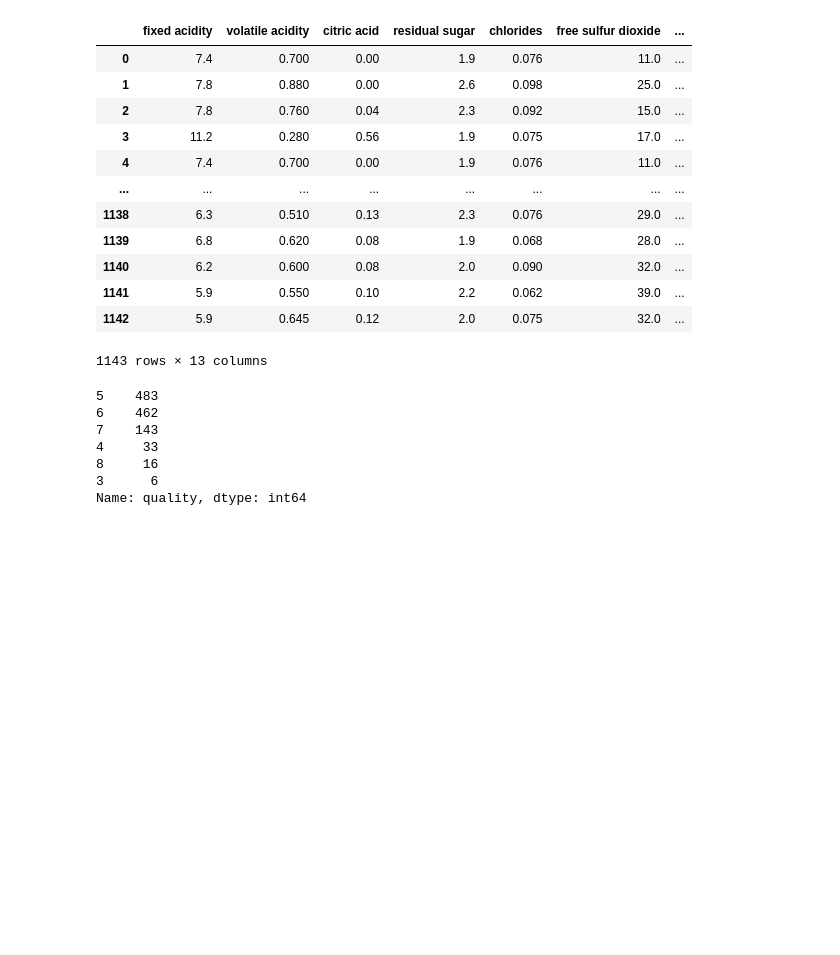
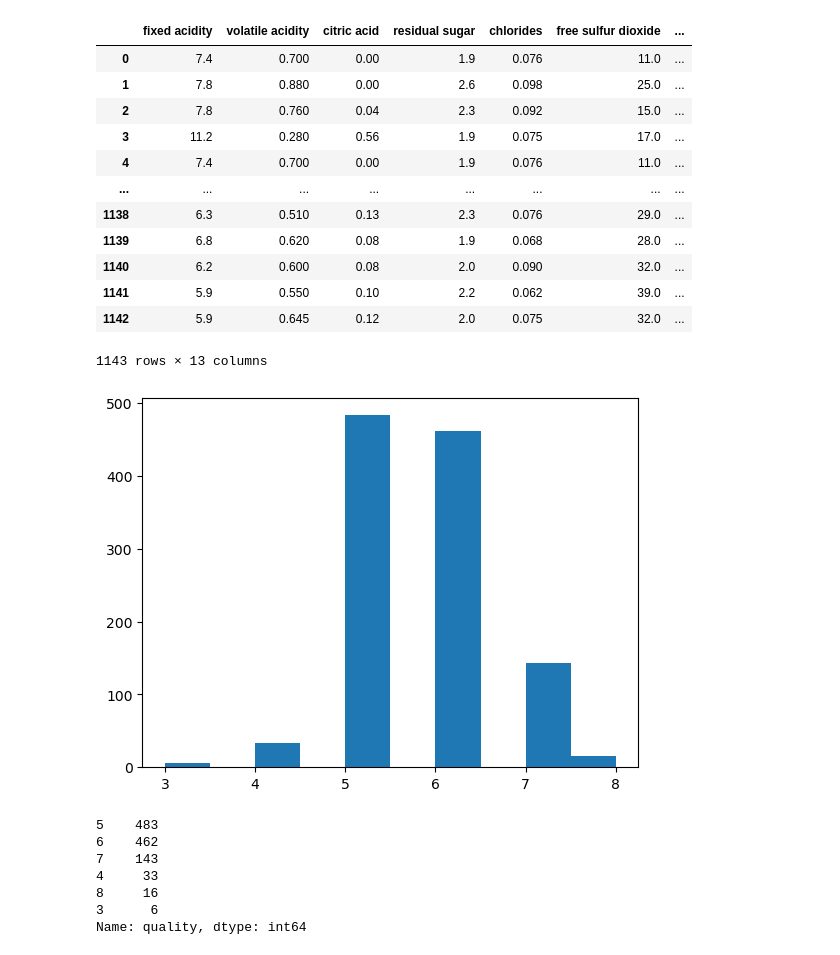
Before and after one commit to Anugrahig/LM-BD-March, a Jupyter notebook: march_bigdata/ml/projects/wine_dataset_knn_nb_svm.ipynb, the cells around one changed output. Cells and saved outputs as stored; diff of their text form; code cells hidden in the pictures; blank space fills up the shorter version.

```diff
--- a/march_bigdata/ml/projects/wine_dataset_knn_nb_svm.ipynb
+++ b/march_bigdata/ml/projects/wine_dataset_knn_nb_svm.ipynb
@@ -20,6 +20,11 @@ df
 | 1141 | 5.9 | 0.550 | 0.10 | 2.2 | 0.062 | 39.0 | ... |
 | 1142 | 5.9 | 0.645 | 0.12 | 2.0 | 0.075 | 32.0 | ... |
 1143 rows × 13 columns
+# %%
+plt.hist(df.quality)
+plt.show()
+# %% [output]
+[figure, added]
 # %%
 df.quality.value_counts()
 # %% [output]
```
Also changed, not shown: parts of 10 cells of this notebook, 1 other file.
